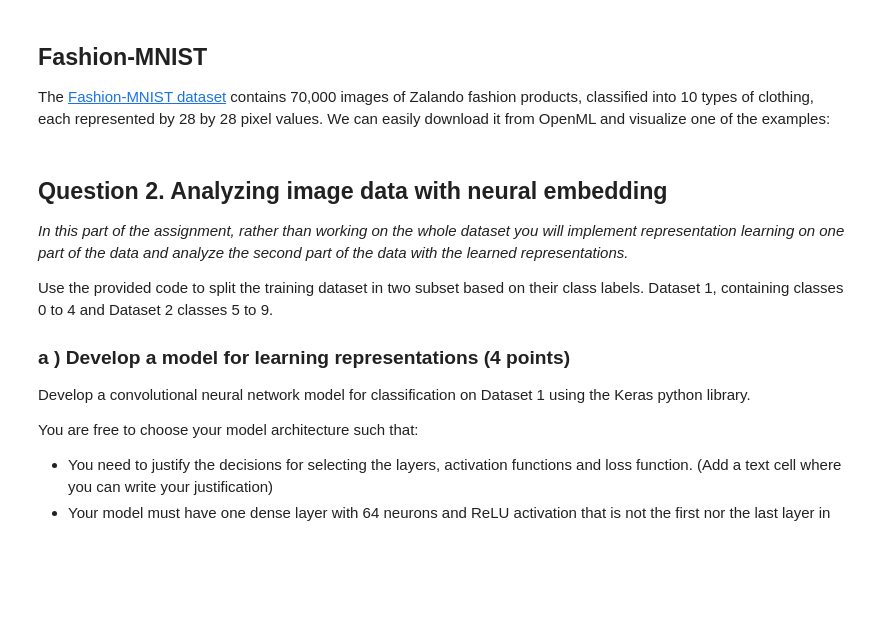
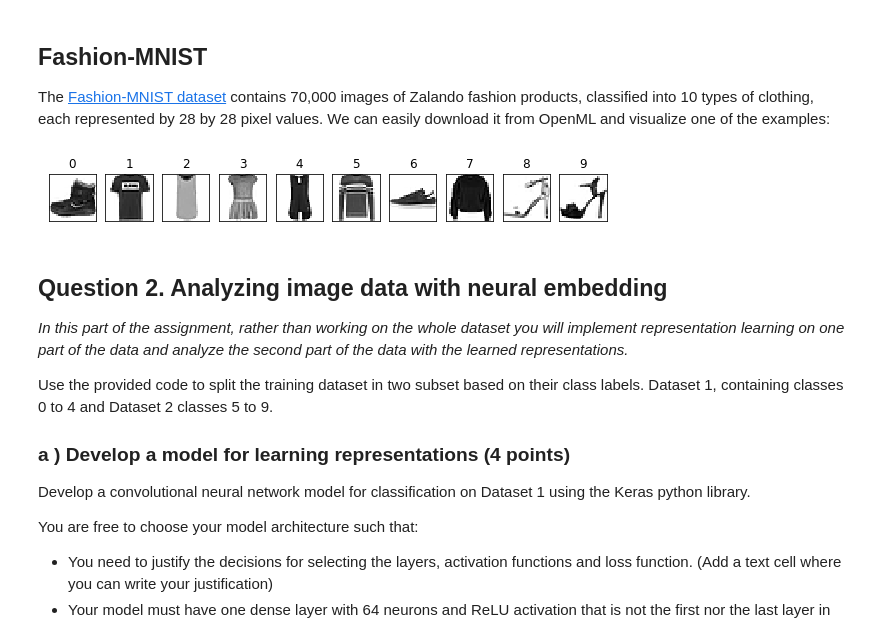
Before and after one commit to Mesoptier/ML-course, a Jupyter notebook: FDM_Challenge_Part2.ipynb, the cells around one changed output. Drawn from its saved outputs; the diff is of its cells as text; code cells hidden in the pictures; blank space fills up the shorter version.

```diff
--- a/FDM_Challenge_Part2.ipynb
+++ b/FDM_Challenge_Part2.ipynb
@@ -33,20 +33,22 @@ def buildFigureList(fig, subfiglist, titles, length):
         pixels = pixels.reshape((28, 28))
         a=fig.add_subplot(1,length,i+1)
         imgplot =plt.imshow(pixels, cmap='gray_r')
-        a.set_title(titles[i], fontsize=6)
+        a.set_title(titles[i])
         a.axes.get_xaxis().set_visible(False)
         a.axes.get_yaxis().set_visible(False)
     return
 # %%
 subfiglist = []
 titles=[]
 
 for i in range(0,10):
     subfiglist.append(X[i])
     titles.append(i)
 
-buildFigureList(plt.figure(1),subfiglist, titles, 10)
+buildFigureList(plt.figure(1, figsize=(10,2)),subfiglist, titles, 10)
 plt.show()
+# %% [output]
+[figure, added]
 # %% [markdown]
 ## Question 2. Analyzing image data with neural embedding
 
```
Also changed, not shown: parts of 7 cells of this notebook.
